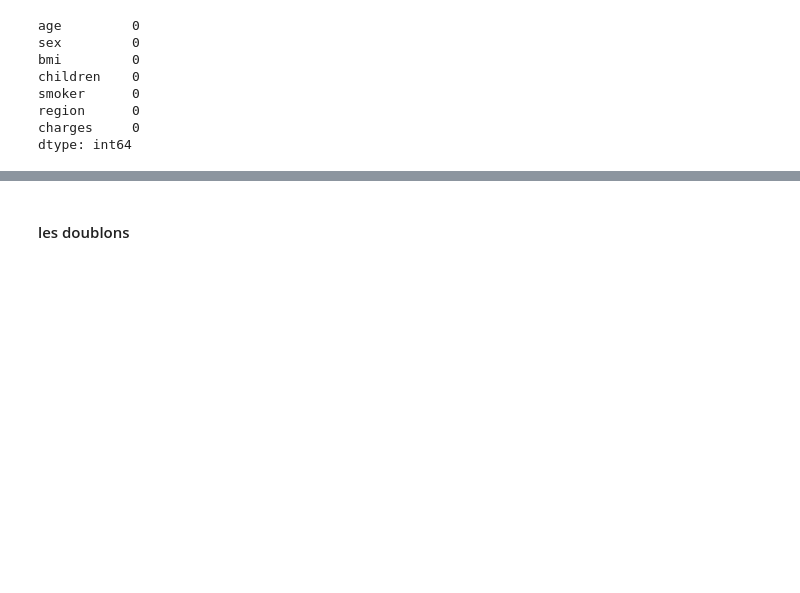
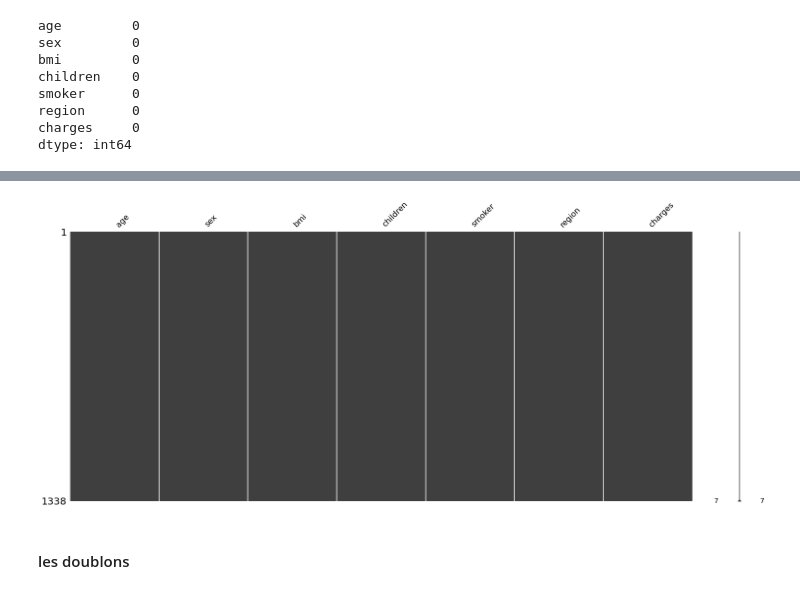
Before and after one commit to zoltarzol/brief_assur_aimant, a Jupyter notebook: Emad/analyse/analyse_Emad.ipynb, the cells around one changed output, grey strips where cells are left out. Saved outputs shown, nothing was run; the diff lists cells and outputs as text; code cells hidden in the pictures; blank space fills up the shorter version.

```diff
--- a/Emad/analyse/analyse_Emad.ipynb
+++ b/Emad/analyse/analyse_Emad.ipynb
@@ -44,0 +50,4 @@ dtype: int64
+# %%
+msno.matrix(data);
+# %% [output]
+[figure, added]
```
Also changed, not shown: parts of 4 cells of this notebook.
